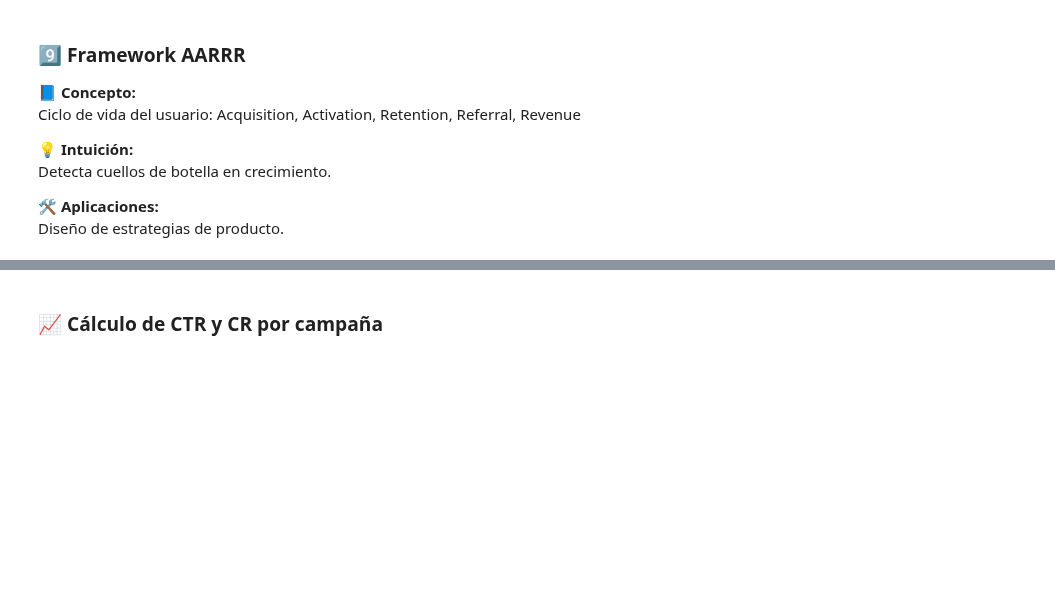
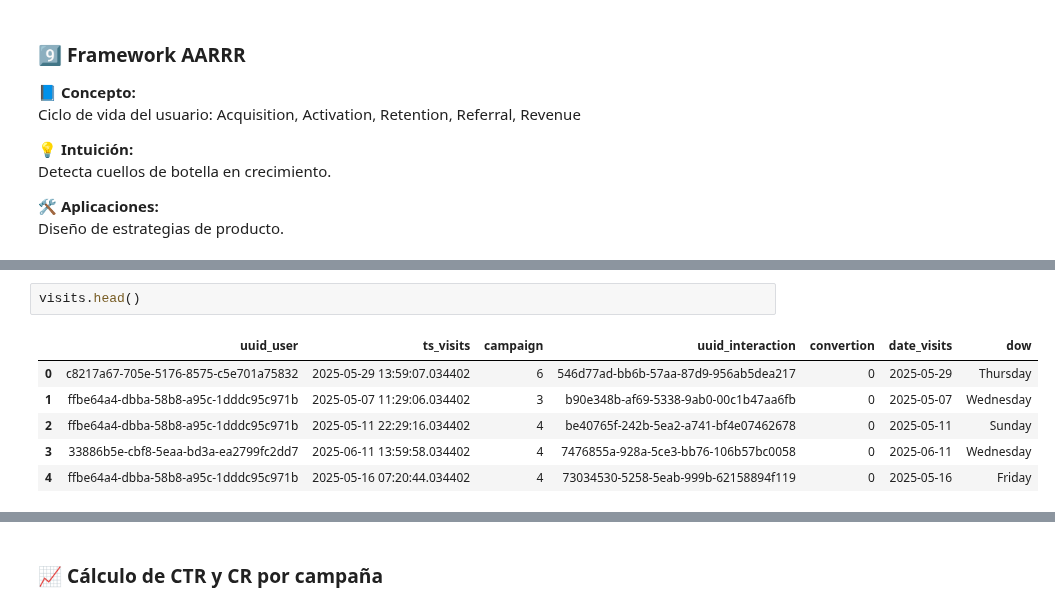
Before and after one commit to zyntonyson/bootcamp_ds_da, a Jupyter notebook: 09-da-analisis-negocio/18-Metricas_Usuarios.ipynb, the cells around one changed output, grey strips where cells are left out. Cells and saved outputs as stored; diff of their text form; blank space fills up the shorter version.

```diff
--- a/09-da-analisis-negocio/18-Metricas_Usuarios.ipynb
+++ b/09-da-analisis-negocio/18-Metricas_Usuarios.ipynb
@@ -287,0 +168,9 @@ df
+# %%
+visits.head()
+# %% [output]
+|  | uuid_user | ts_visits | campaign | uuid_interaction | convertion | date_visits | dow |
+| 0 | c8217a67-705e-5176-8575-c5e701a75832 | 2025-05-29 13:59:07.034402 | 6 | 546d77ad-bb6b-57aa-87d9-956ab5dea217 | 0 | 2025-05-29 | Thursday |
+| 1 | ffbe64a4-dbba-58b8-a95c-1dddc95c971b | 2025-05-07 11:29:06.034402 | 3 | b90e348b-af69-5338-9ab0-00c1b47aa6fb | 0 | 2025-05-07 | Wednesday |
+| 2 | ffbe64a4-dbba-58b8-a95c-1dddc95c971b | 2025-05-11 22:29:16.034402 | 4 | be40765f-242b-5ea2-a741-bf4e07462678 | 0 | 2025-05-11 | Sunday |
+| 3 | 33886b5e-cbf8-5eaa-bd3a-ea2799fc2dd7 | 2025-06-11 13:59:58.034402 | 4 | 7476855a-928a-5ce3-bb76-106b57bc0058 | 0 | 2025-06-11 | Wednesday |
+| 4 | ffbe64a4-dbba-58b8-a95c-1dddc95c971b | 2025-05-16 07:20:44.034402 | 4 | 73034530-5258-5eab-999b-62158894f119 | 0 | 2025-05-16 | Friday |
```
Also changed, not shown: parts of 28 cells of this notebook, 2 other files.
